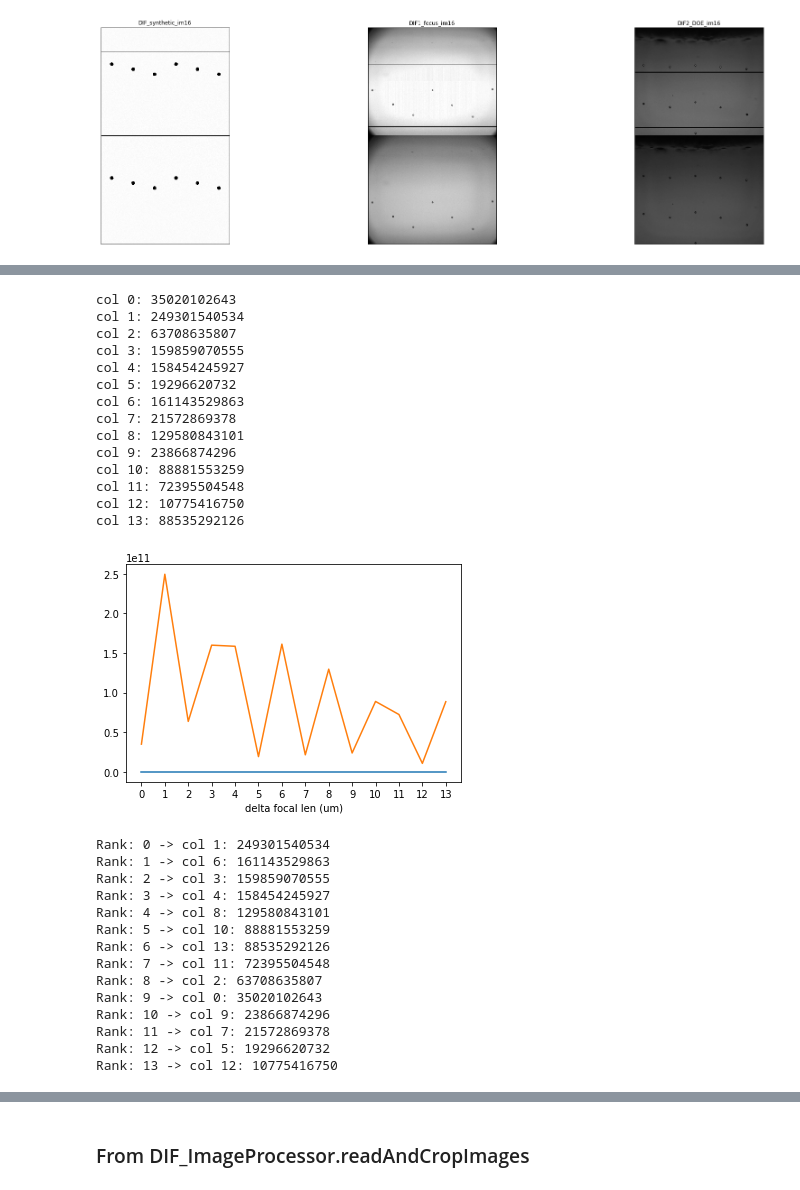
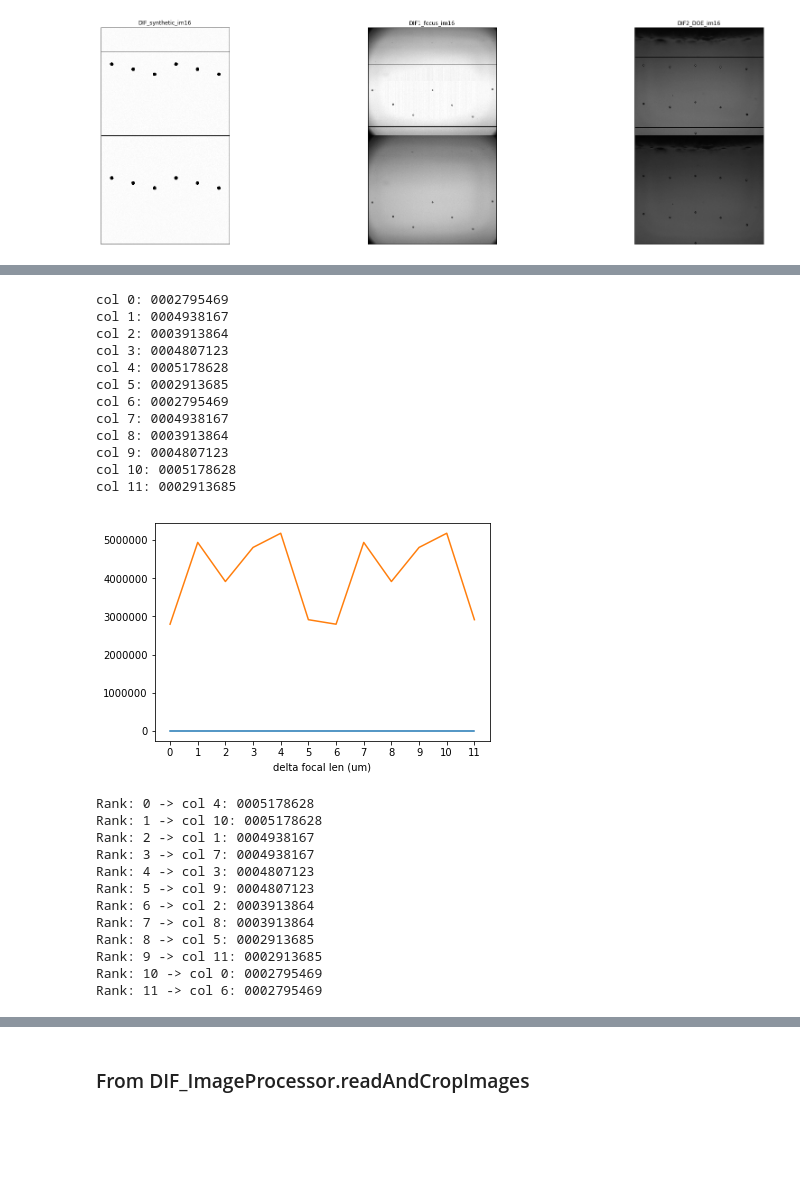
Before and after one commit to Aniruddh1/ipython-opencv-notebooks, a Jupyter notebook: notebooks/DIF Image Processing New.ipynb, the cells around one changed output, grey strips where cells are left out. Cells and saved outputs as stored; diff of their text form; code cells hidden in the pictures; blank space fills up the shorter version.

Commit message:
Lots of good work on DIF Image Processing New

```diff
--- a/notebooks/DIF Image Processing New.ipynb
+++ b/notebooks/DIF Image Processing New.ipynb
@@ -477,65 +496,71 @@ Processing Top-Nozzle Col 6
 # %%
 results = []
 plot_list = []
 ksize=7
 
-top_and_bot_roi_lst = top_drop_roi_lst+bot_drop_roi_lst
+#top_and_bot_roi_lst = top_drop_roi_lst+bot_drop_roi_lst
+top_and_bot_drop_stat_lst = top_drop_stat_lst+top_drop_stat_lst
 
-for idx, drop_roi in enumerate(top_and_bot_roi_lst):
-    drop_roi_img = sliceIMG(im16, drop_roi)
-    # Calc Laplacian of image
-    lap_img = cv2.Laplacian(drop_roi_img, cv2.CV_64F, ksize=ksize)
-    # Cal variance of Laplacian
-    focus_measure = lap_img.var()
+#for idx, drop_roi in enumerate(top_and_bot_roi_lst):
+for idx, drop_stat in enumerate(top_and_bot_drop_stat_lst):
+    drop_roi = drop_stat["ROI"]
+
+    drop_roi_img = du.sliceIMG(im16, drop_roi)
+
+#     # Calc Laplacian of image
+#     lap_img = cv2.Laplacian(drop_roi_img, cv2.CV_64F, ksize=ksize)
+#     # Cal variance of Laplacian
+#     focus_measure = lap_img.var()
+
+    focus_measure = du.variance_of_laplacian(drop_roi_img)
+
+    drop_stat["focus_measure"] = focus_measure
+
     #plot_list.append( ((lap_img), "%d: %d" % (idx, int(focus_measure)) ) )
     results.append( (idx, int(focus_measure)) )
     print("col %d: %010d" % (idx, int(focus_measure)))
 
 plt.plot(results)
 x_labels = [i[0] for i in results]
 plt.xticks(range(len(x_labels)), x_labels)
 plt.xlabel('delta focal len (um)')
 plt.show()
 
 results_sorted = sorted(results, key=lambda x: x[1], reverse=True)
 
 im2 = im16.copy()
 for idx, result in enumerate(results_sorted):
     col = result[0]
     focus_measure = result[1]
     print("Rank: %d -> col %d: %010d" % (idx, col, focus_measure))
     drop_roi = top_and_bot_roi_lst[col]
     cv2.putText(im2, str(idx), (drop_roi.startX, drop_roi.startY), cv2.FONT_HERSHEY_DUPLEX, 2, (0,0,25), 3)
 
 plot_list.append((im2, "Focus Scores"))
 util.plot_imgs(plot_list, max_cols = 1, fig_size = 20)
 # %% [output]
-col 0: 35020102643
-col 1: 249301540534
-col 2: 63708635807
-col 3: 159859070555
-col 4: 158454245927
-col 5: 19296620732
-col 6: 161143529863
-col 7: 21572869378
-col 8: 129580843101
-col 9: 23866874296
-col 10: 88881553259
-col 11: 72395504548
-col 12: 10775416750
-col 13: 88535292126
+col 0: 0002795469
+col 1: 0004938167
+col 2: 0003913864
+col 3: 0004807123
+col 4: 0005178628
+col 5: 0002913685
+col 6: 0002795469
+col 7: 0004938167
+col 8: 0003913864
+col 9: 0004807123
+col 10: 0005178628
+col 11: 0002913685
-[figure, old version]
+[figure, new version]
-Rank: 0 -> col 1: 249301540534
-Rank: 1 -> col 6: 161143529863
-Rank: 2 -> col 3: 159859070555
-Rank: 3 -> col 4: 158454245927
-Rank: 4 -> col 8: 129580843101
-Rank: 5 -> col 10: 88881553259
-Rank: 6 -> col 13: 88535292126
-Rank: 7 -> col 11: 72395504548
-Rank: 8 -> col 2: 63708635807
-Rank: 9 -> col 0: 35020102643
-Rank: 10 -> col 9: 23866874296
-Rank: 11 -> col 7: 21572869378
-Rank: 12 -> col 5: 19296620732
-Rank: 13 -> col 12: 10775416750
+Rank: 0 -> col 4: 0005178628
+Rank: 1 -> col 10: 0005178628
+Rank: 2 -> col 1: 0004938167
+Rank: 3 -> col 7: 0004938167
+Rank: 4 -> col 3: 0004807123
+Rank: 5 -> col 9: 0004807123
+Rank: 6 -> col 2: 0003913864
+Rank: 7 -> col 8: 0003913864
+Rank: 8 -> col 5: 0002913685
+Rank: 9 -> col 11: 0002913685
+Rank: 10 -> col 0: 0002795469
+Rank: 11 -> col 6: 0002795469
```
Also changed, not shown: parts of 14 cells of this notebook, 2 other files.
